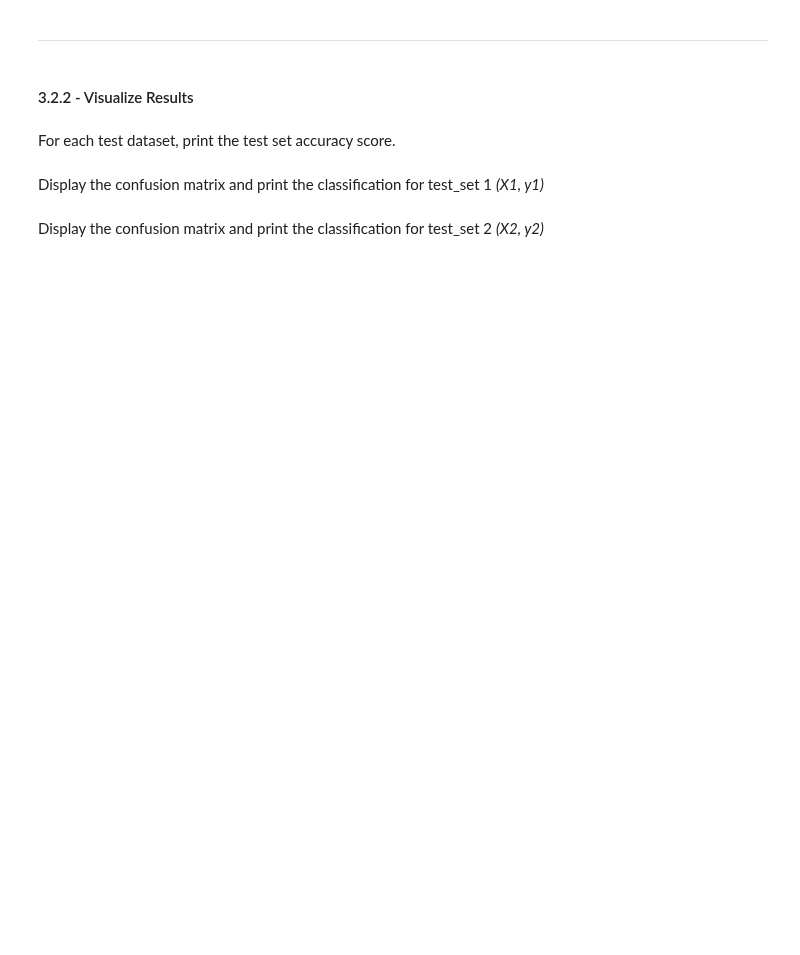
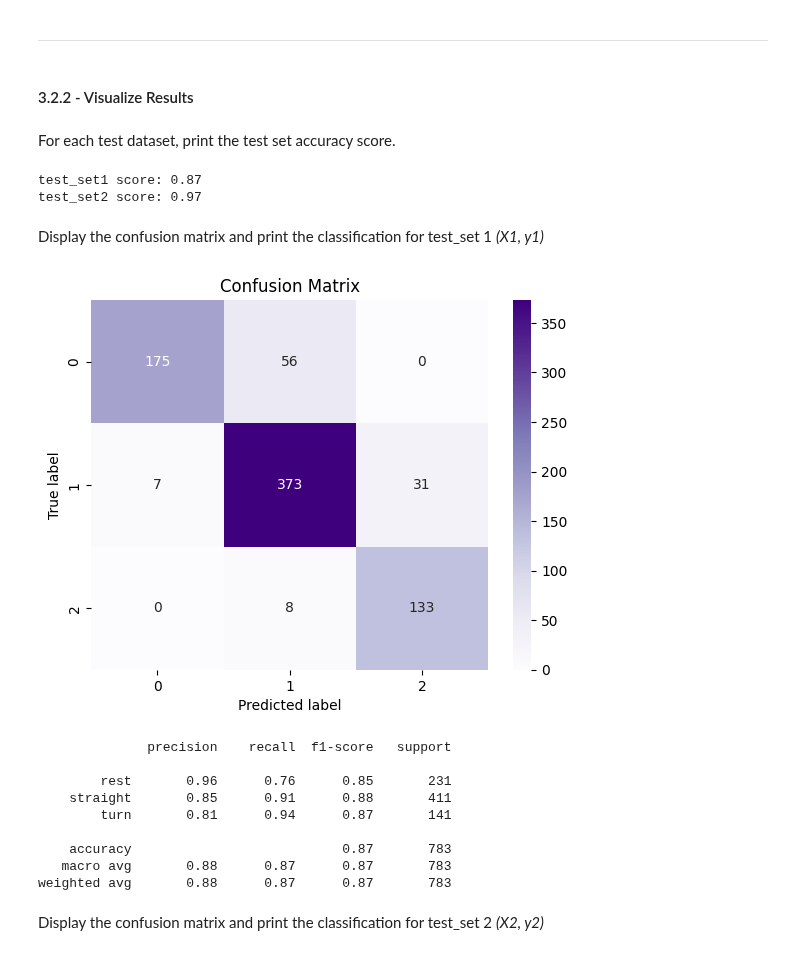
Before and after one commit to ChisomOnyeukwu/engg680_2024_fall, a Jupyter notebook: Lab_Assignment4/Assignment 4.ipynb, the cells around one changed output. Saved outputs shown, nothing was run; the diff lists cells and outputs as text; code cells hidden in the pictures; blank space fills up the shorter version.

```diff
--- a/Lab_Assignment4/Assignment 4.ipynb
+++ b/Lab_Assignment4/Assignment 4.ipynb
@@ -692,6 +794,6 @@ The model trained in 3.1 is to be tested on the independent datasets, that is te
 Seperate the testsets into group selected features and target vectors *(X1, y1)* and *(X2,y2)*
 # %%
 # TODO - Load the target vector from test_set1 into y1, and the group selected features from test_set1 into X1
-# y1 =
-# X1 =
+y1 = test_set1['motion_state']
+X1 = test_set1[['ax_sum', 'ay_sum', 'az_sum', 'gx_sum', 'gy_sum', 'gz_sum', 'a_sum', 'g_sum']]
 X1.head(2)
@@ -708,7 +818,14 @@ ___
 For each test dataset, print the test set accuracy score.
 # %%
 # TODO - Print test score accuracies for test_set1 and test_set2
-#print("test_set1 score: {:.2f}".format(???))
-#print("test_set2 score: {:.2f}".format(???))
+
+y1_pred = grid.predict(X1)
+y2_pred = grid.predict(X2)
+
+print("test_set1 score: {:.2f}".format(accuracy_score(y1, y1_pred)))
+print("test_set2 score: {:.2f}".format(accuracy_score(y2, y2_pred)))
+# %% [output]
+test_set1 score: 0.87
+test_set2 score: 0.97
 # %% [markdown]
 Display the confusion matrix and print the classification for test_set 1 *(X1, y1)*
@@ -717,2 +832,26 @@ Display the confusion matrix and print the classification for test_set 1 *(X1, y
+# %%
+# TODO - Display confusion matrix and print classification report for (X1, y1)
+
+y1_pred = grid.predict(X1)
+
+sns.heatmap(confusion_matrix(y1, y1_pred), annot=True, fmt='d', cmap='Purples')
+
+plt.title('Confusion Matrix')
+plt.ylabel('True label')
+plt.xlabel('Predicted label')
+plt.show()
+
+print(classification_report(y1, y1_pred))
+# %% [output]
+[figure, added]
+              precision    recall  f1-score   support
+
+        rest       0.96      0.76      0.85       231
+    straight       0.85      0.91      0.88       411
+        turn       0.81      0.94      0.87       141
+
+    accuracy                           0.87       783
+   macro avg       0.88      0.87      0.87       783
+weighted avg       0.88      0.87      0.87       783
 # %% [markdown]
 Display the confusion matrix and print the classification for test_set 2 *(X2, y2)*
```
Also changed, not shown: parts of 32 cells of this notebook.
